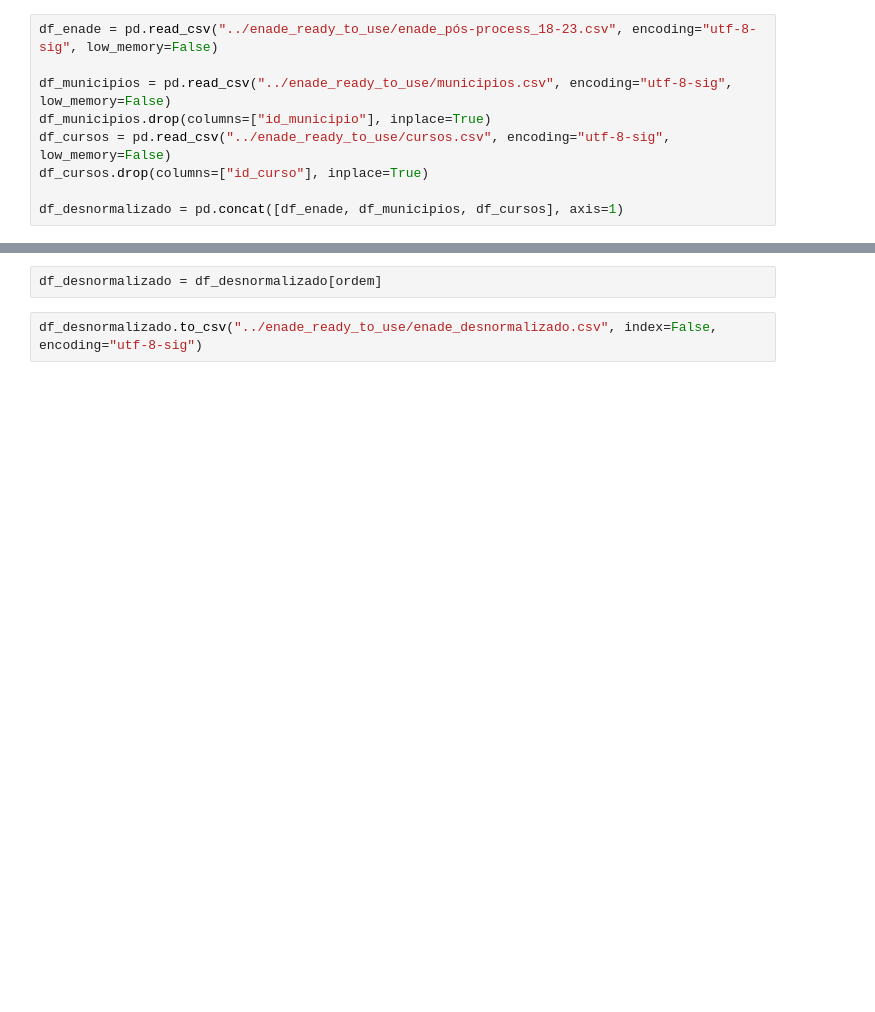
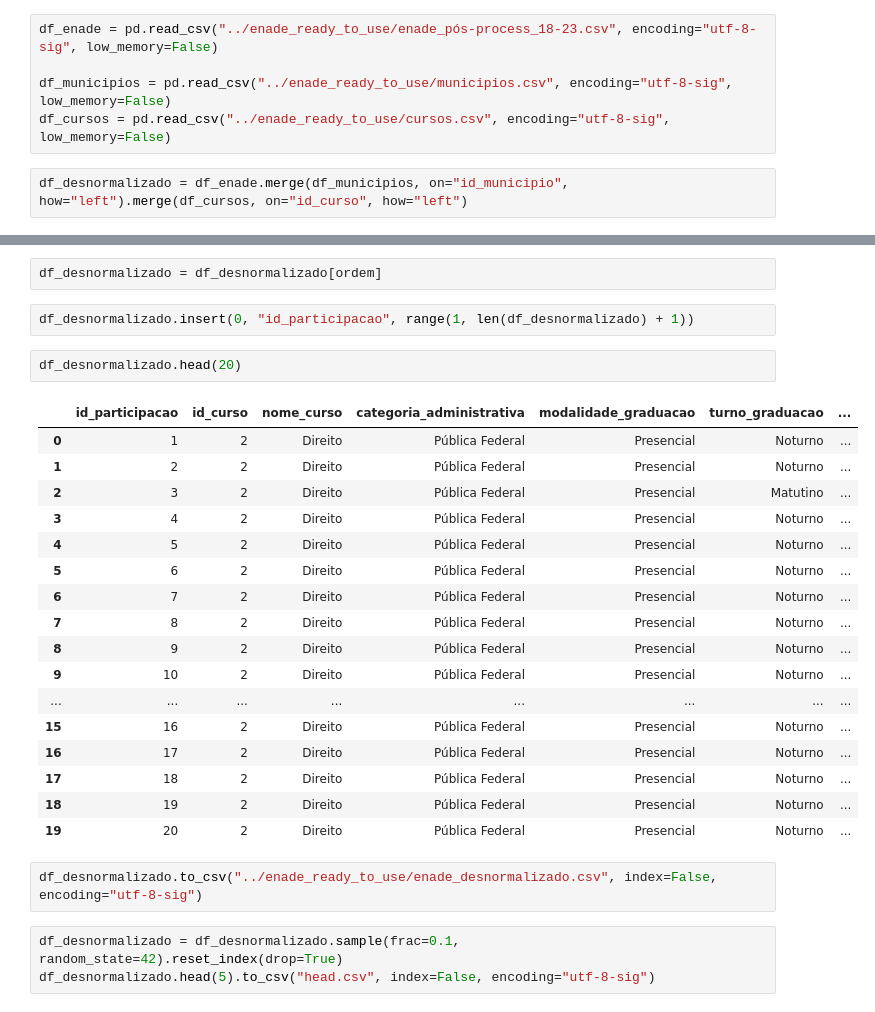
Before and after one commit to allanjfarias/Modelagem, a Jupyter notebook: notebooks/normalizacao.ipynb, the cells around one changed output, grey strips where cells are left out. Saved outputs shown, nothing was run; the diff lists cells and outputs as text; blank space fills up the shorter version.

```diff
--- a/notebooks/normalizacao.ipynb
+++ b/notebooks/normalizacao.ipynb
@@ -11,11 +11,9 @@ pd.set_option("display.width", None)
 df_enade = pd.read_csv("../enade_ready_to_use/enade_pós-process_18-23.csv", encoding="utf-8-sig", low_memory=False)
 
 df_municipios = pd.read_csv("../enade_ready_to_use/municipios.csv", encoding="utf-8-sig", low_memory=False)
-df_municipios.drop(columns=["id_municipio"], inplace=True)
 df_cursos = pd.read_csv("../enade_ready_to_use/cursos.csv", encoding="utf-8-sig", low_memory=False)
-df_cursos.drop(columns=["id_curso"], inplace=True)
-
-df_desnormalizado = pd.concat([df_enade, df_municipios, df_cursos], axis=1)
+# %%
+df_desnormalizado = df_enade.merge(df_municipios, on="id_municipio", how="left").merge(df_cursos, on="id_curso", how="left")
 # %%
 ordem = [
     "id_curso",
@@ -60,8 +58,33 @@ ordem = [
 ]
 # %%
 df_desnormalizado = df_desnormalizado[ordem]
+# %%
+df_desnormalizado.insert(0, "id_participacao", range(1, len(df_desnormalizado) + 1))
+# %%
+df_desnormalizado.head(20)
+# %% [output]
+|  | id_participacao | id_curso | nome_curso | categoria_administrativa | modalidade_graduacao | turno_graduacao | ... |
+| 0 | 1 | 2 | Direito | Pública Federal | Presencial | Noturno | ... |
+| 1 | 2 | 2 | Direito | Pública Federal | Presencial | Noturno | ... |
+| 2 | 3 | 2 | Direito | Pública Federal | Presencial | Matutino | ... |
+| 3 | 4 | 2 | Direito | Pública Federal | Presencial | Noturno | ... |
+| 4 | 5 | 2 | Direito | Pública Federal | Presencial | Noturno | ... |
+| 5 | 6 | 2 | Direito | Pública Federal | Presencial | Noturno | ... |
+| 6 | 7 | 2 | Direito | Pública Federal | Presencial | Noturno | ... |
+| 7 | 8 | 2 | Direito | Pública Federal | Presencial | Noturno | ... |
+| 8 | 9 | 2 | Direito | Pública Federal | Presencial | Noturno | ... |
+| 9 | 10 | 2 | Direito | Pública Federal | Presencial | Noturno | ... |
+| ... | ... | ... | ... | ... | ... | ... | ... |
+| 15 | 16 | 2 | Direito | Pública Federal | Presencial | Noturno | ... |
+| 16 | 17 | 2 | Direito | Pública Federal | Presencial | Noturno | ... |
+| 17 | 18 | 2 | Direito | Pública Federal | Presencial | Noturno | ... |
+| 18 | 19 | 2 | Direito | Pública Federal | Presencial | Noturno | ... |
+| 19 | 20 | 2 | Direito | Pública Federal | Presencial | Noturno | ... |
 # %%
 df_desnormalizado.to_csv("../enade_ready_to_use/enade_desnormalizado.csv", index=False, encoding="utf-8-sig")
+# %%
+df_desnormalizado = df_desnormalizado.sample(frac=0.1, random_state=42).reset_index(drop=True)
+df_desnormalizado.head(5).to_csv("head.csv", index=False, encoding="utf-8-sig")
 # %%
 resumo = []
 
```
Also changed, not shown: parts of 1 cell of this notebook.
